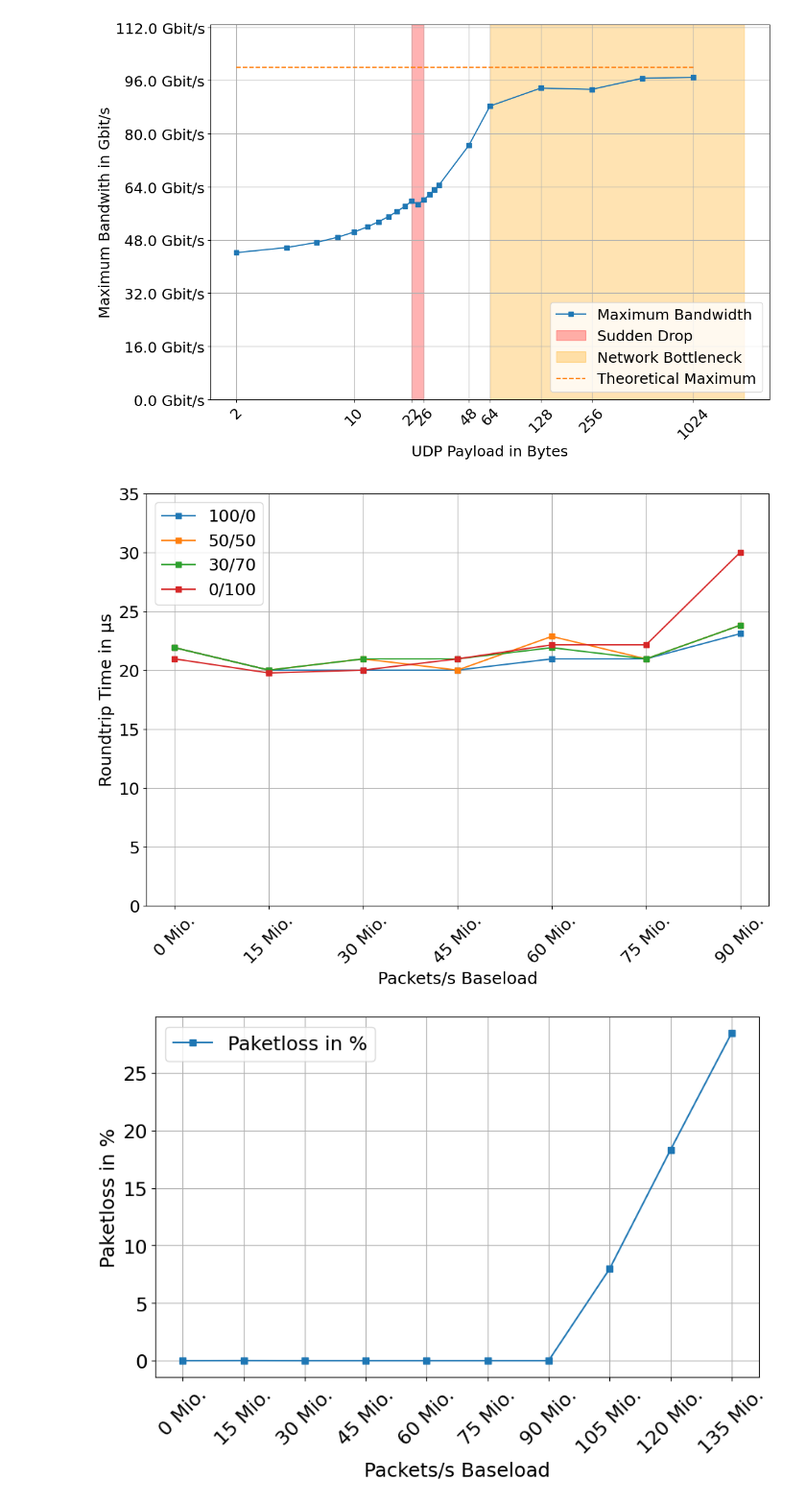
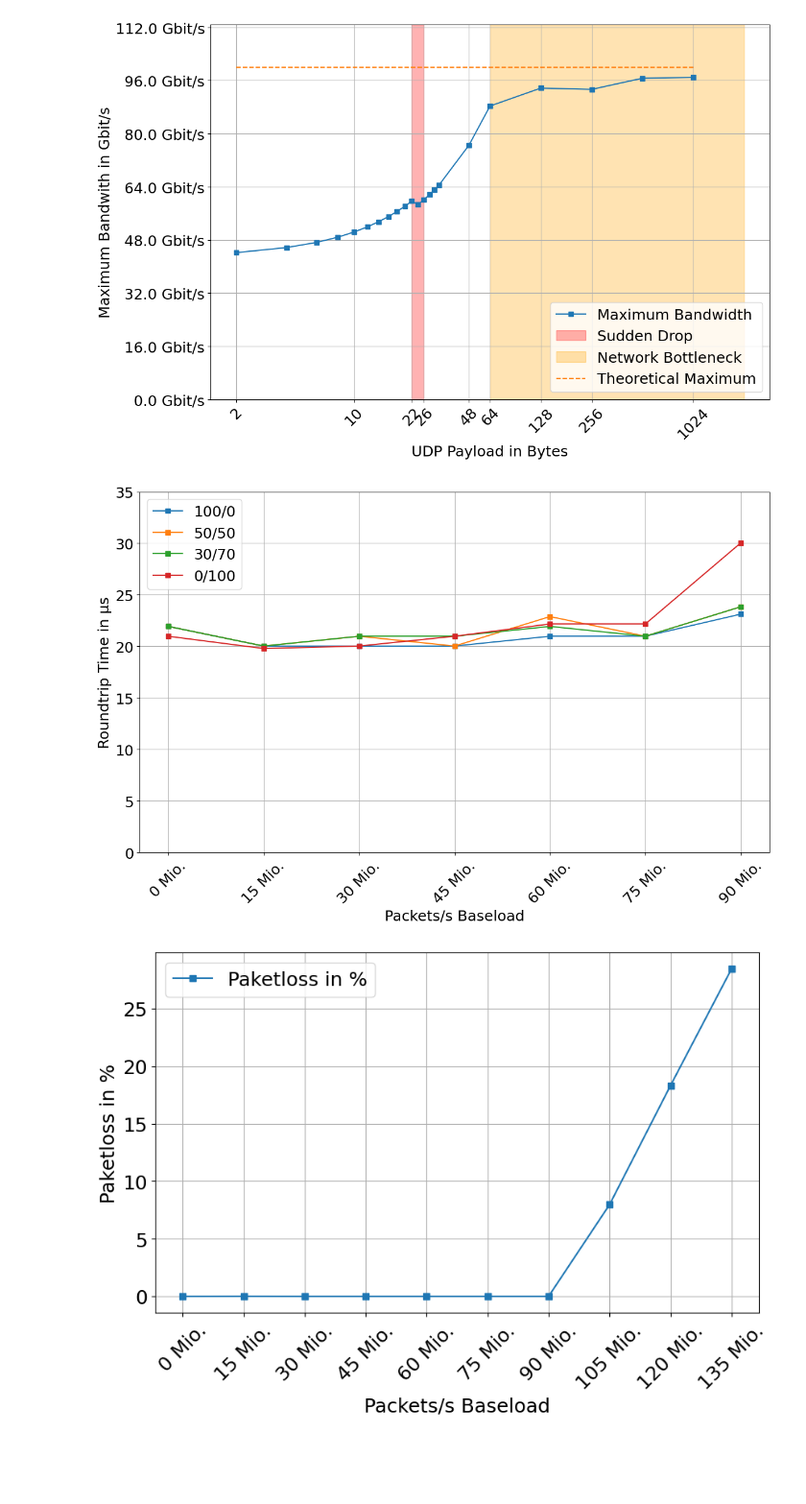
Before and after one commit to gespel/Bachelorarbeit, a Jupyter notebook: notebooks/paper.ipynb, the cells around one changed output. Shown at 96% size. Cells and saved outputs as stored; diff of their text form; code cells hidden in the pictures; blank space fills up the shorter version.

Commit message:
tight layout for latency graph

```diff
--- a/notebooks/paper.ipynb
+++ b/notebooks/paper.ipynb
@@ -129,34 +129,35 @@ plt.show()
 def delta(data):
     return [(i[0] - i[1])/1000 for i in data]
 
 def get_average(data):
     mean = 0
     for i in data:
         mean += i
     return mean/len(data)
 
 x = [0, 15000000, 30000000, 45000000, 60000000, 75000000, 90000000]
 e1 = [21.934509, 20.027161, 20.027161, 20.027161, 20.980835, 20.980835, 23.126602]
 e2 = [21.934509, 20.027161, 20.980835, 20.027161, 22.888184, 20.980835, 23.841858]
 e3 = [21.934509, 20.027161, 20.980835, 20.980835, 21.934509, 20.980835, 23.841858]
 e4 = [20.980835, 19.788742, 20.027161, 20.980835,  22.172928, 22.172928, 30.040741]
 plt.figure(figsize=(12, 8))
 plt.grid(True)
 plt.ylim(0, 35)
 
 plt.plot(x, e1, "-s", label="100/0")
 plt.plot(x, e2, "-s", label="50/50")
 plt.plot(x, e3, "-s", label="30/70")
 plt.plot(x, e4, "-s", label="0/100")
 #plt.title("Relationship Between LB Load and RTT")
 plt.xlabel("Packets/s Baseload")
 plt.xticks(x, [str(int(val/1_000_000)) + " Mio." for val in x], rotation=45)
 plt.ylabel("Roundtrip Time in µs")
 plt.legend()
+plt.tight_layout()
 plt.savefig("latency.pdf")
 plt.show()
 # %% [output]
-[figure, old version]
+[figure, new version]
 # %%
 import matplotlib.pyplot as plt
 
```
Also changed, not shown: 5 other files.
